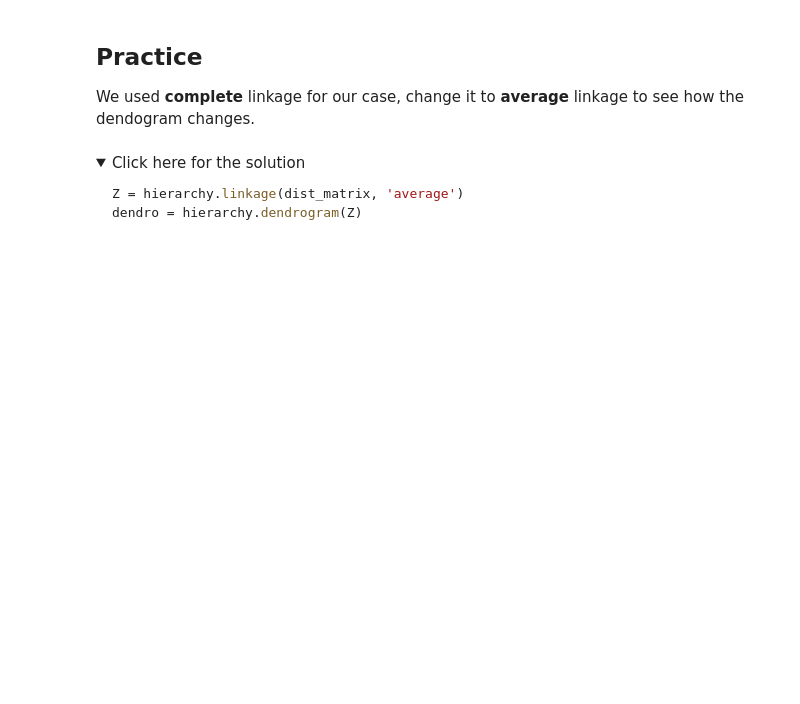
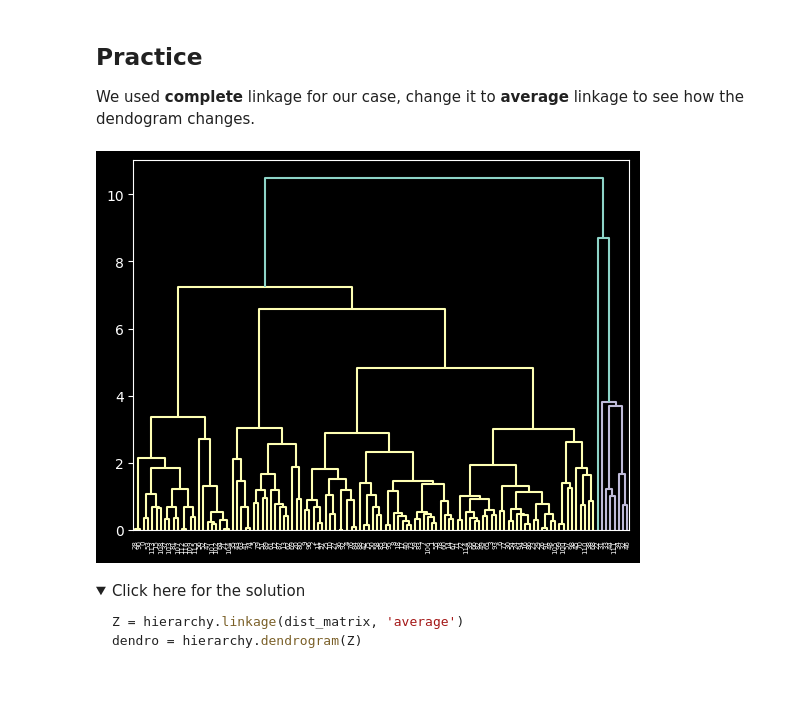
Before and after one commit to julihocc/ibm-machine-learning, a Jupyter notebook: 302-hierarchical-clustering/ML0101EN-Clus-Hierarchical-Cars-v2.ipynb, the cells around one changed output. Cells and saved outputs as stored; diff of their text form; code cells hidden in the pictures; folded sections open; blank space fills up the shorter version.

```diff
--- a/302-hierarchical-clustering/ML0101EN-Clus-Hierarchical-Cars-v2.ipynb
+++ b/302-hierarchical-clustering/ML0101EN-Clus-Hierarchical-Cars-v2.ipynb
@@ -181,6 +207,10 @@ dendro = hierarchy.dendrogram(Z)
 We used __complete__ linkage for our case, change it to __average__ linkage to see how the dendogram changes.
 # %%
 # write your code here
+Z = hierarchy.linkage(dist_matrix, "complete")
+dendro = hierarchy.dendrogram(Z)
+# %% [output]
+[figure, added]
 # %% [markdown]
 <details><summary>Click here for the solution</summary>
 
```
Also changed, not shown: parts of 30 cells of this notebook.
